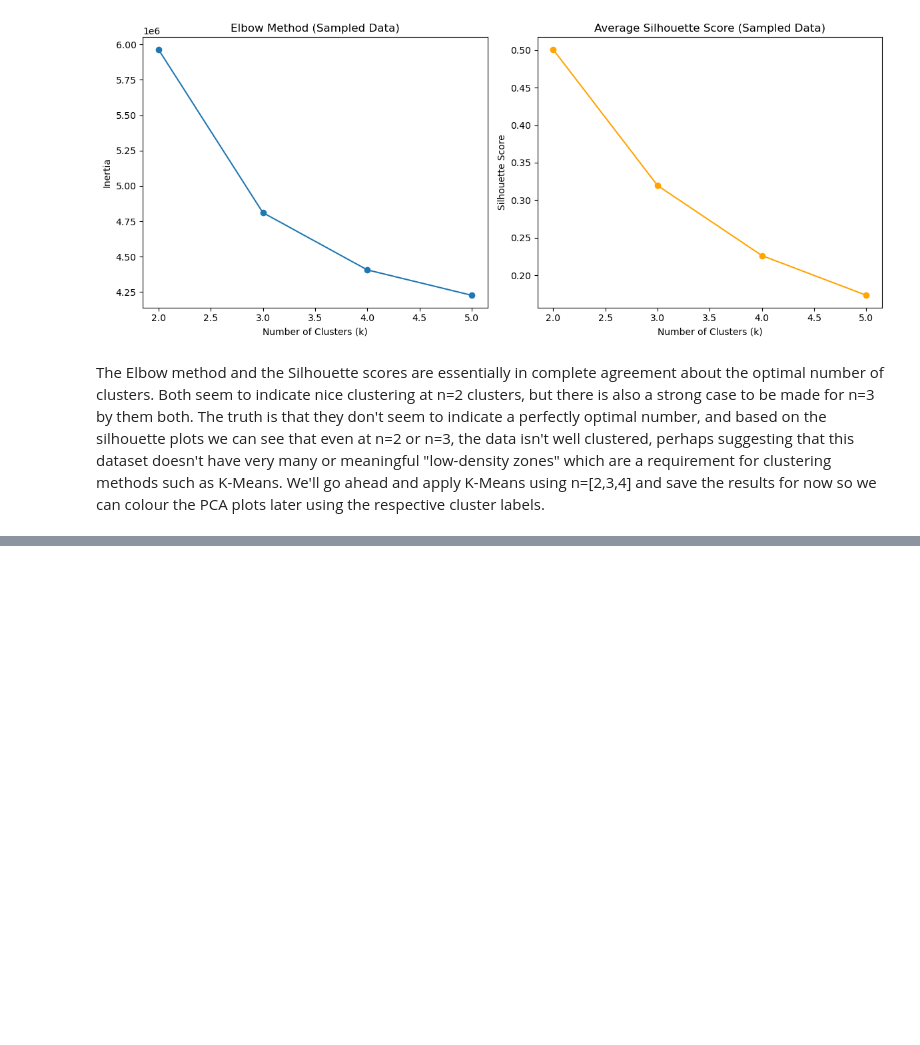
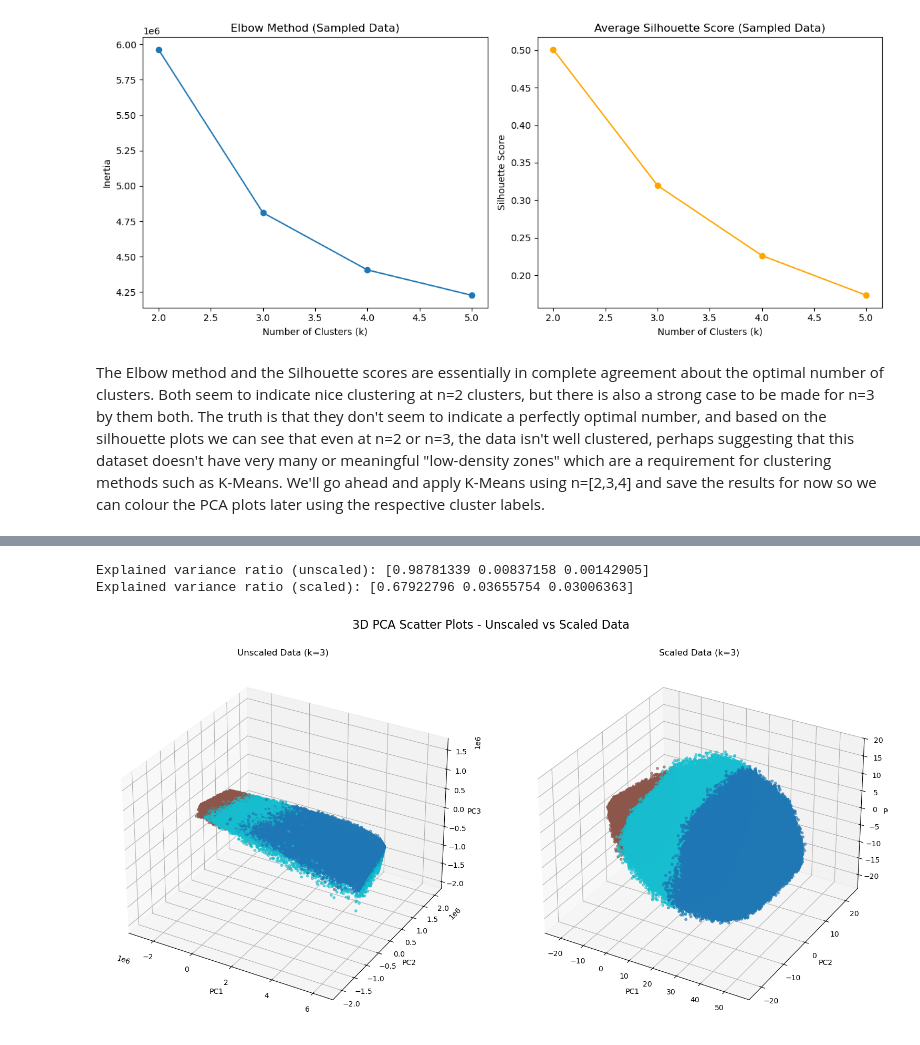
Before and after one commit to namrapatel/ca-households, a Jupyter notebook: namra.ipynb, the cells around one changed output, grey strips where cells are left out. Saved outputs shown, nothing was run; the diff lists cells and outputs as text; code cells hidden in the pictures; blank space fills up the shorter version.

```diff
--- a/namra.ipynb
+++ b/namra.ipynb
@@ -128,7 +128,7 @@ household_meta = pd.read_csv("Documentation/HouseholdSpend 2024 - Metadata.csv")
 demostats_meta = pd.read_csv("Documentation/DemoStats 2024 - Metadata.csv")
 
 # Define keywords
-keywords = ['insurance', 'pension', 'retirement', 'income tax', 'income']
+keywords = ['insurance', 'pension', 'retirement', 'income tax', 'income', "RRIF"]
 
 # Filter by keyword in description
 def find_related_vars(df, desc_col='Description', var_col='Variable'):
@@ -518,0 +327,60 @@ Top 20 aggregated contributions by category for PC3:
+# %%
+import matplotlib.pyplot as plt
+from sklearn.decomposition import PCA
+
+# PCA on unscaled data
+pca_unscaled = PCA(n_components=3)
+pca_data_unscaled = pca_unscaled.fit_transform(data)
+
+# PCA on scaled data
+pca_scaled = PCA(n_components=3)
+pca_data_scaled = pca_scaled.fit_transform(data_scaled_df)
+# %%
+from mpl_toolkits.mplot3d import Axes3D
+
+# Print explained variance ratios
+print("Explained variance ratio (unscaled):", pca_unscaled.explained_variance_ratio_)
+print("Explained variance ratio (scaled):", pca_scaled.explained_variance_ratio_)
+
+# Create figure with 3D subplots
+fig = plt.figure(figsize=(16, 8))
+fig.suptitle("3D PCA Scatter Plots - Unscaled vs Scaled Data", fontsize=16)
+
+# Unscaled plot
+ax1 = fig.add_subplot(1, 2, 1, projection='3d')
+scatter1 = ax1.scatter(
+    pca_data_unscaled[:, 0],
+    pca_data_unscaled[:, 1],
+    pca_data_unscaled[:, 2],
+    c=labels_3,
+    cmap='tab10',
+    s=10,
+    alpha=0.6
+)
+ax1.set_title("Unscaled Data (k=3)")
+ax1.set_xlabel("PC1")
+ax1.set_ylabel("PC2")
+ax1.set_zlabel("PC3")
+
+# Scaled plot
+ax2 = fig.add_subplot(1, 2, 2, projection='3d')
+scatter2 = ax2.scatter(
+    pca_data_scaled[:, 0],
+    pca_data_scaled[:, 1],
+    pca_data_scaled[:, 2],
+    c=labels_3,
+    cmap='tab10',
+    s=10,
+    alpha=0.6
+)
+ax2.set_title("Scaled Data (k=3)")
+ax2.set_xlabel("PC1")
+ax2.set_ylabel("PC2")
+ax2.set_zlabel("PC3")
+
+plt.tight_layout(rect=[0, 0, 1, 0.95])
+plt.show()
+# %% [output]
+Explained variance ratio (unscaled): [0.98781339 0.00837158 0.00142905]
+Explained variance ratio (scaled): [0.67922796 0.03655754 0.03006363]
+[figure, added]
```
Also changed, not shown: parts of 10 cells of this notebook.
